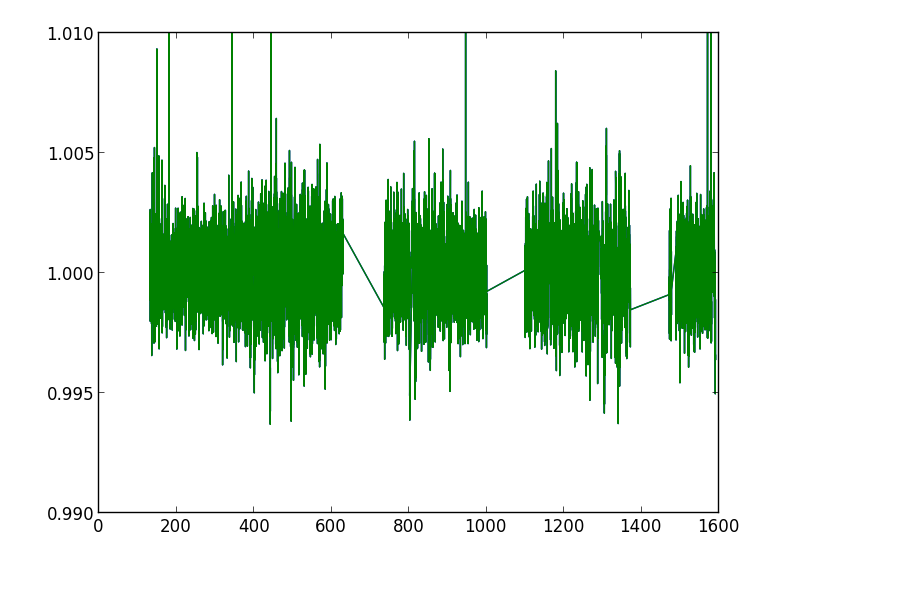
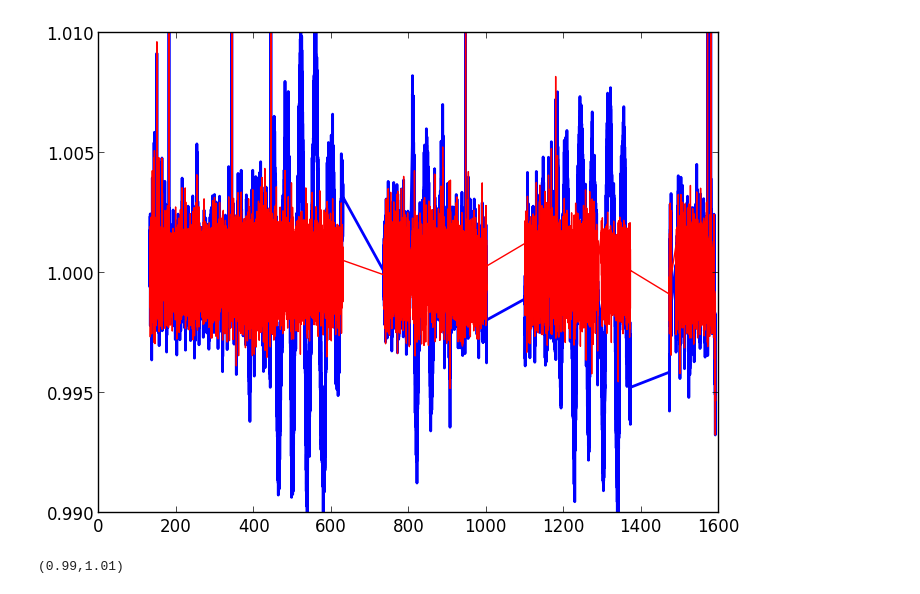
Before and after one commit to astroMGMG/kepler_ttv, a Jupyter notebook: kepler_procedures/Detrending.ipynb, the cells around one changed output. Saved outputs shown, nothing was run; the diff lists cells and outputs as text; code cells hidden in the pictures.

Commit message:
detrending functions

```diff
--- a/kepler_procedures/Detrending.ipynb
+++ b/kepler_procedures/Detrending.ipynb
@@ -4,5 +10,4 @@ include("rw_functions.jl");
 read_data=read_lightcurve_ascii("lc_95201.csv")
 time=read_data[:,1];
 flux=read_data[:,2];
-orig_time=time;
-orig_flux=flux;
+orig_flux=deepcopy(flux);
@@ -28,33 +27,22 @@ println(indices[len])
 # %%
 num_segments=length(start_indices);
 
-#get the segment indices
 for i=1:num_segments-1
-    #println(i)
+    println(i)
     #start index
     sind=start_indices[i];
     #end index
     eind=start_indices[i+1]-1;
     seg_ind=sind:1:eind;
-    #print(seg_ind)
 
-    #===begin detrending the lightcurve===
-    #obtain a moving mean
-    moving_mean=mean(flux[seg_ind]);
-    println(moving_mean)
+    segment_detrend!(seg_ind,time,flux);
+end
 
-    #apply the detrending
-    flux[seg_ind]=flux[seg_ind]./moving_mean;
+#need to handle the last segment
+sind=start_indices[end];
+eind=len;
 
-end
-#do final segment
-seg_ind=start_indices[end]:1:len;
-#print(seg_ind)
+seg_ind=sind:1:eind;
 
-#===still need to do the last segment
-#obtain a moving mean
-moving_mean=mean(flux[seg_ind]);
-
-#apply the detrending
-flux[seg_ind]=flux[seg_ind]./moving_mean;
+segment_detrend!(seg_ind,time,flux);
 # %% [output]
@@ -84,6 +66,7 @@ blah=ones(len);
 # %%
-plot(orig_time,orig_flux)
-plot(time,flux)
-plt.ylim(0.99,1.01);
+plot(time,orig_flux,linewidth=2)
+plot(time,flux,color="red")
+ylim(0.99,1.01)
 # %% [output]
-[figure, old version]
+[figure, new version]
+(0.99,1.01)
```
Also changed, not shown: parts of 13 cells of this notebook, 2 other files.
